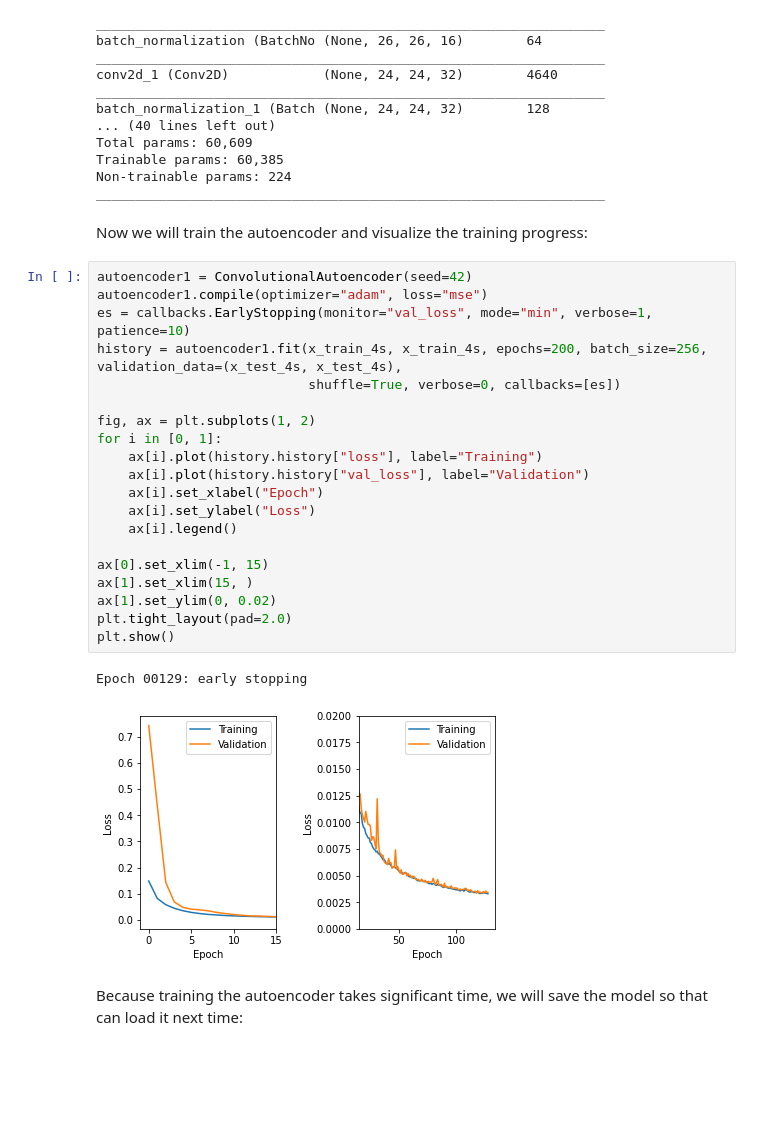
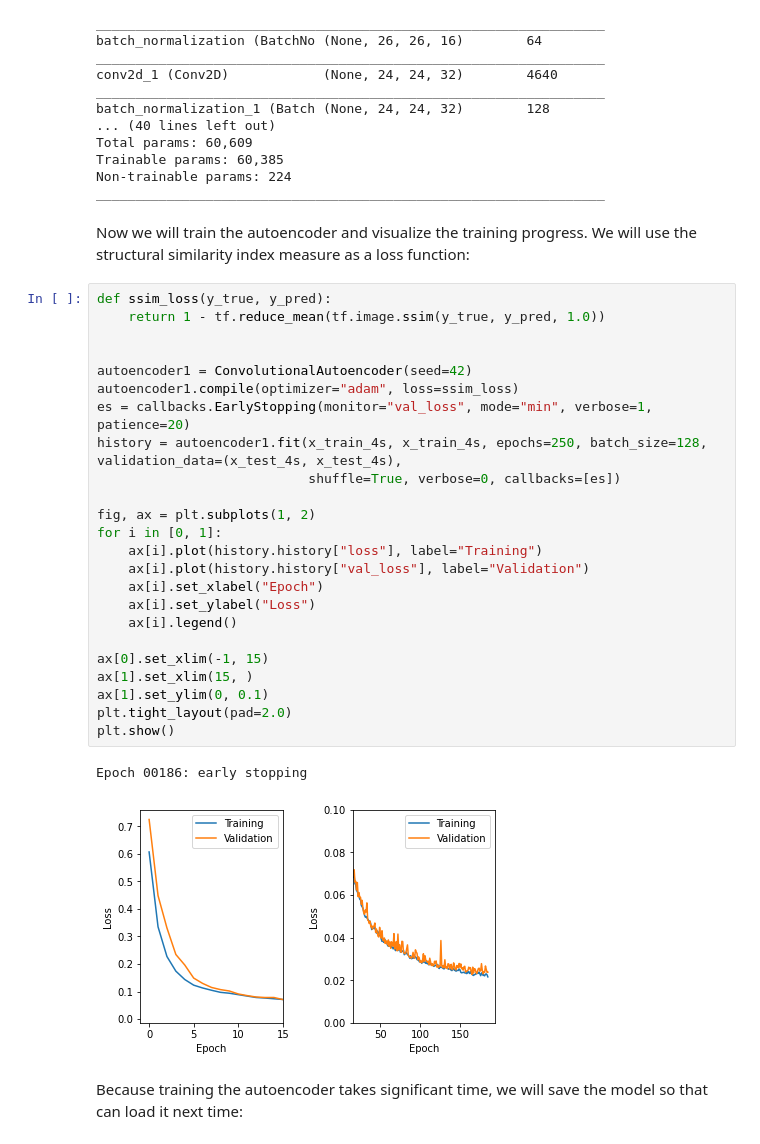
Before and after one commit to cstckr/convolutional_autoencoder, a Jupyter notebook: convolutional_autoencoder.ipynb, the cells around one changed output. Drawn from its saved outputs; the diff is of its cells as text; blank space fills up the shorter version.

```diff
--- a/convolutional_autoencoder.ipynb
+++ b/convolutional_autoencoder.ipynb
@@ -147,30 +147,34 @@ Trainable params: 60,385
 Non-trainable params: 224
 _________________________________________________________________
 # %% [markdown]
-Now we will train the autoencoder and visualize the training progress:
+Now we will train the autoencoder and visualize the training progress. We will use the structural similarity index measure as a loss function:
 # %%
+def ssim_loss(y_true, y_pred):
+    return 1 - tf.reduce_mean(tf.image.ssim(y_true, y_pred, 1.0))
+
+
 autoencoder1 = ConvolutionalAutoencoder(seed=42)
-autoencoder1.compile(optimizer="adam", loss="mse")
-es = callbacks.EarlyStopping(monitor="val_loss", mode="min", verbose=1, patience=10)
-history = autoencoder1.fit(x_train_4s, x_train_4s, epochs=200, batch_size=256, validation_data=(x_test_4s, x_test_4s),
+autoencoder1.compile(optimizer="adam", loss=ssim_loss)
+es = callbacks.EarlyStopping(monitor="val_loss", mode="min", verbose=1, patience=20)
+history = autoencoder1.fit(x_train_4s, x_train_4s, epochs=250, batch_size=128, validation_data=(x_test_4s, x_test_4s),
                            shuffle=True, verbose=0, callbacks=[es])
 
 fig, ax = plt.subplots(1, 2)
 for i in [0, 1]:
     ax[i].plot(history.history["loss"], label="Training")
     ax[i].plot(history.history["val_loss"], label="Validation")
     ax[i].set_xlabel("Epoch")
     ax[i].set_ylabel("Loss")
     ax[i].legend()
 
 ax[0].set_xlim(-1, 15)
 ax[1].set_xlim(15, )
-ax[1].set_ylim(0, 0.02)
+ax[1].set_ylim(0, 0.1)
 plt.tight_layout(pad=2.0)
 plt.show()
 # %% [output]
-Epoch 00129: early stopping
+Epoch 00186: early stopping
-[figure, old version]
+[figure, new version]
 # %% [markdown]
 Because training the autoencoder takes significant time, we will save the model so that can load it next time:
 # %%
```
Also changed, not shown: parts of 10 cells of this notebook, 3 other files.
